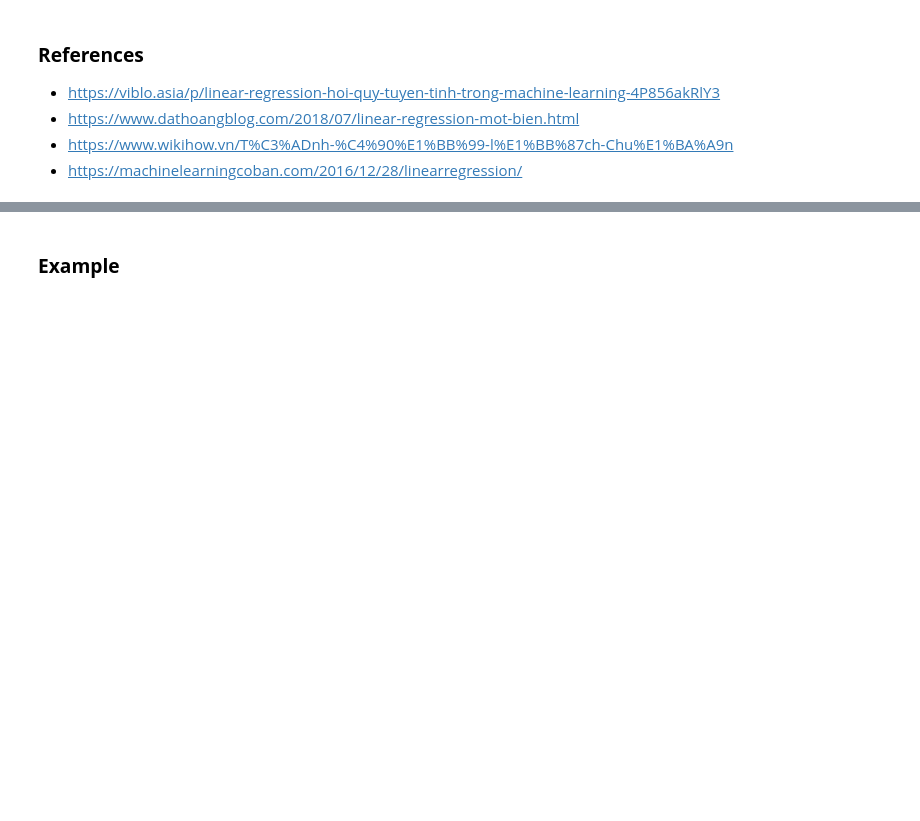
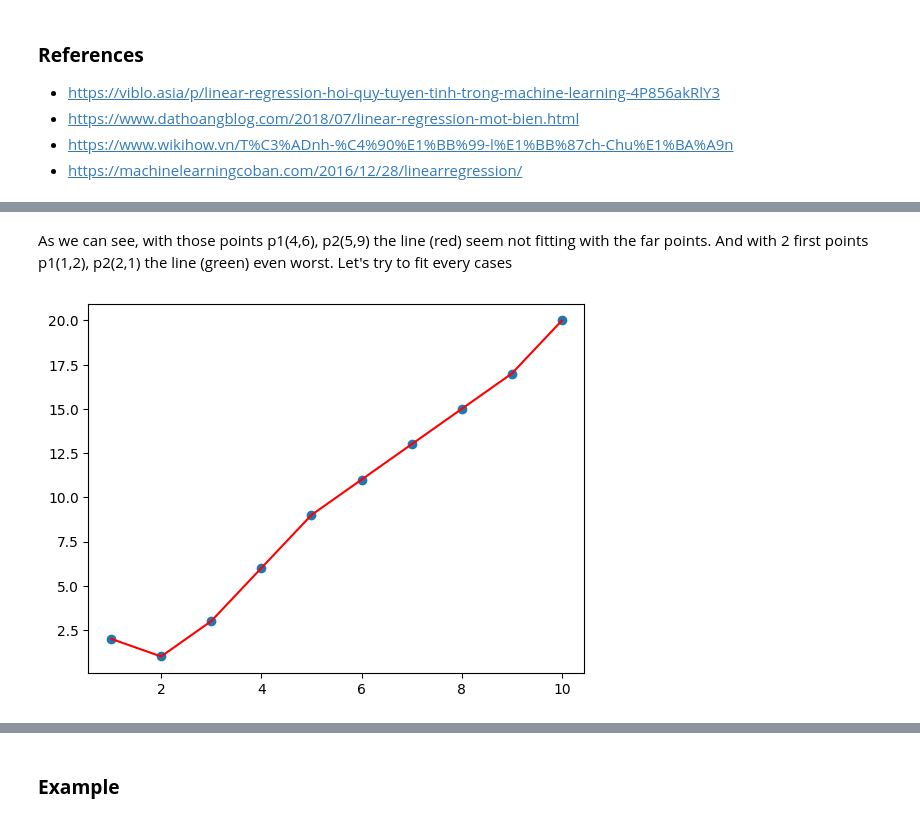
Before and after one commit to tannguyen-96/ai-practice, a Jupyter notebook: algorithms/linear rergression/linear-regression.ipynb, the cells around one changed output, grey strips where cells are left out. Cells and saved outputs as stored; diff of their text form; code cells hidden in the pictures; blank space fills up the shorter version.

```diff
--- a/linear-regression.ipynb
+++ b/algorithms/linear rergression/linear-regression.ipynb
@@ -6,0 +61,8 @@
+# %% [markdown]
+As we can see, with those points p1(4,6), p2(5,9) the line (red) seem not fitting with the far points. And with 2 first points p1(1,2), p2(2,1) the line (green) even worst. Let's try to fit every cases
+# %%
+plt.scatter(test_data['x'], test_data['y'])
+plt.plot(test_data['x'], test_data['y'], c='red')
+plt.show()
+# %% [output]
+[figure, added]
```
Also changed, not shown: parts of 7 cells of this notebook, 4 other files.
